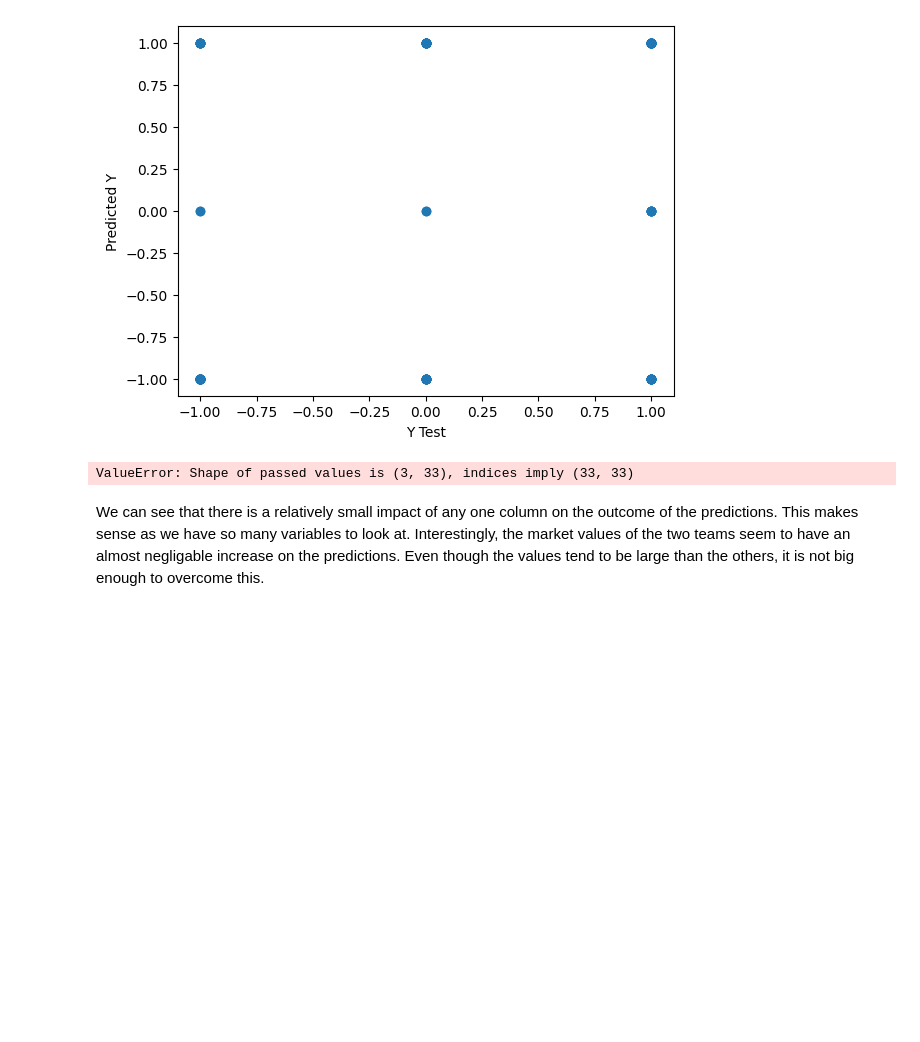
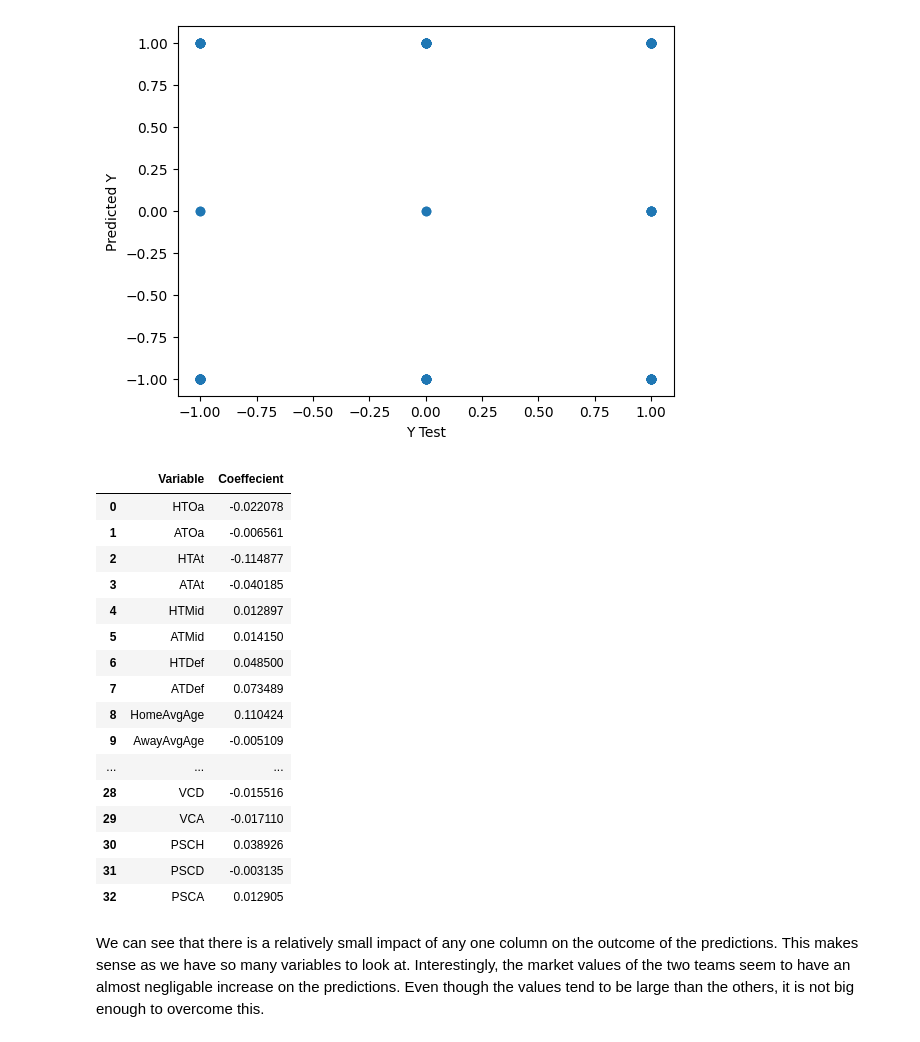
Before and after one commit to jwertheim10/DataScienceProjects, a Jupyter notebook: Soccer Analysis/soccerAnalysis.ipynb, the cells around one changed output. Saved outputs shown, nothing was run; the diff lists cells and outputs as text; code cells hidden in the pictures; blank space fills up the shorter version.

```diff
--- a/Soccer Analysis/soccerAnalysis.ipynb
+++ b/Soccer Analysis/soccerAnalysis.ipynb
@@ -283,11 +283,26 @@ plt.ylabel('Predicted Y')
 Text(0, 0.5, 'Predicted Y')
 [figure]
 # %%
-coeffecients = pd.DataFrame(lm.coef_,X.columns)
-coeffecients.columns = ['Coeffecient']
+coeffecients = pd.DataFrame({'Variable':X.columns,'Coeffecient':lm.coef_[1]})
 coeffecients
 # %% [output]
-ValueError: Shape of passed values is (3, 33), indices imply (33, 33)
+|  | Variable | Coeffecient |
+| 0 | HTOa | -0.022078 |
+| 1 | ATOa | -0.006561 |
+| 2 | HTAt | -0.114877 |
+| 3 | ATAt | -0.040185 |
+| 4 | HTMid | 0.012897 |
+| 5 | ATMid | 0.014150 |
+| 6 | HTDef | 0.048500 |
+| 7 | ATDef | 0.073489 |
+| 8 | HomeAvgAge | 0.110424 |
+| 9 | AwayAvgAge | -0.005109 |
+| ... | ... | ... |
+| 28 | VCD | -0.015516 |
+| 29 | VCA | -0.017110 |
+| 30 | PSCH | 0.038926 |
+| 31 | PSCD | -0.003135 |
+| 32 | PSCA | 0.012905 |
 # %% [markdown]
 We can see that there is a relatively small impact of any one column on the outcome of the predictions. This makes sense as we have so many variables to look at. Interestingly, the market values of the two teams seem to have an almost negligable increase on the predictions. Even though the values tend to be large than the others, it is not big enough to overcome this.
 # %%
```
Also changed, not shown: parts of 5 cells of this notebook.
